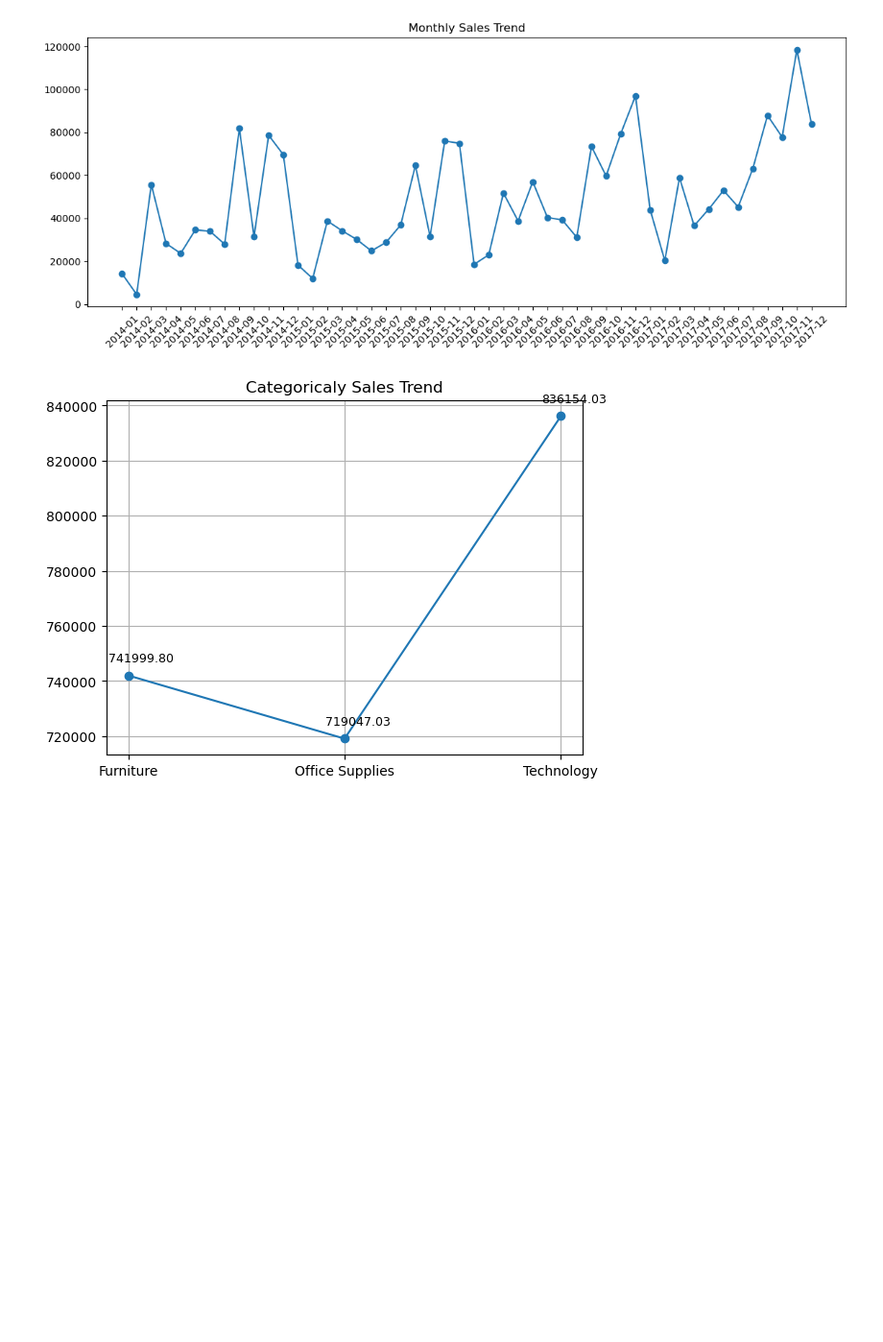
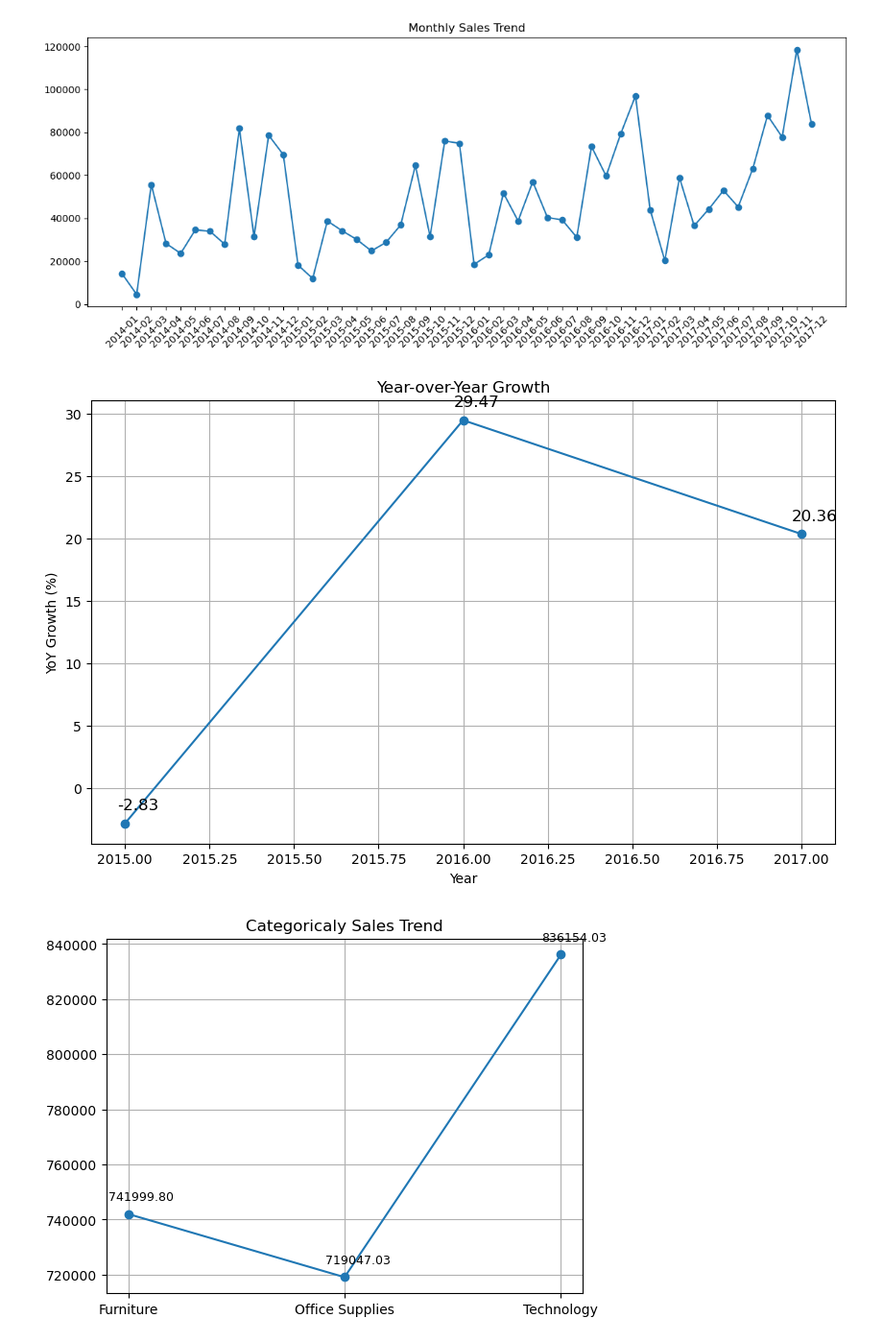
Before and after one commit to drunkninja20/E-Commerce-Profitability-Customer-Behavior-Analysis, a Jupyter notebook: E-Commerce Profitability & Customer Behavior Analysis.ipynb, the cells around one changed output. Shown: that part at 96% size. Drawn from its saved outputs; the diff is of its cells as text; code cells hidden in the pictures; blank space fills up the shorter version.

```diff
--- a/E-Commerce Profitability & Customer Behavior Analysis.ipynb
+++ b/E-Commerce Profitability & Customer Behavior Analysis.ipynb
@@ -151,6 +162,25 @@ plt.xticks(rotation=45)
 plt.show()
 # %% [output]
 [figure]
+# %%
+annual_sales=df.groupby('Order_Date_Year')['Sales'].sum().reset_index()
+annual_sales['yoy_growth']=annual_sales['Sales'].pct_change()*100
+plt.figure(figsize=(10,6))
+plt.plot(annual_sales['Order_Date_Year'], annual_sales['yoy_growth'], marker='o')
+for x,y in zip(annual_sales['Order_Date_Year'], annual_sales['yoy_growth']):
+    plt.annotate(
+        "{:.2f}".format(y),  # Format to 2 decimal places
+        (x,y),
+        textcoords="offset points",
+        xytext=(10,10),
+        ha='center',
+        fontsize=12)
+plt.title('Year-over-Year Growth')
+plt.xlabel('Year')
+plt.ylabel('YoY Growth (%)')
+plt.grid(True)
+# %% [output]
+[figure, added]
 # %%
 #categorical sales trend
 sales_by_category=df.groupby(df['Category'])['Sales'].sum().reset_index()
```
Also changed, not shown: parts of 2 cells of this notebook.
